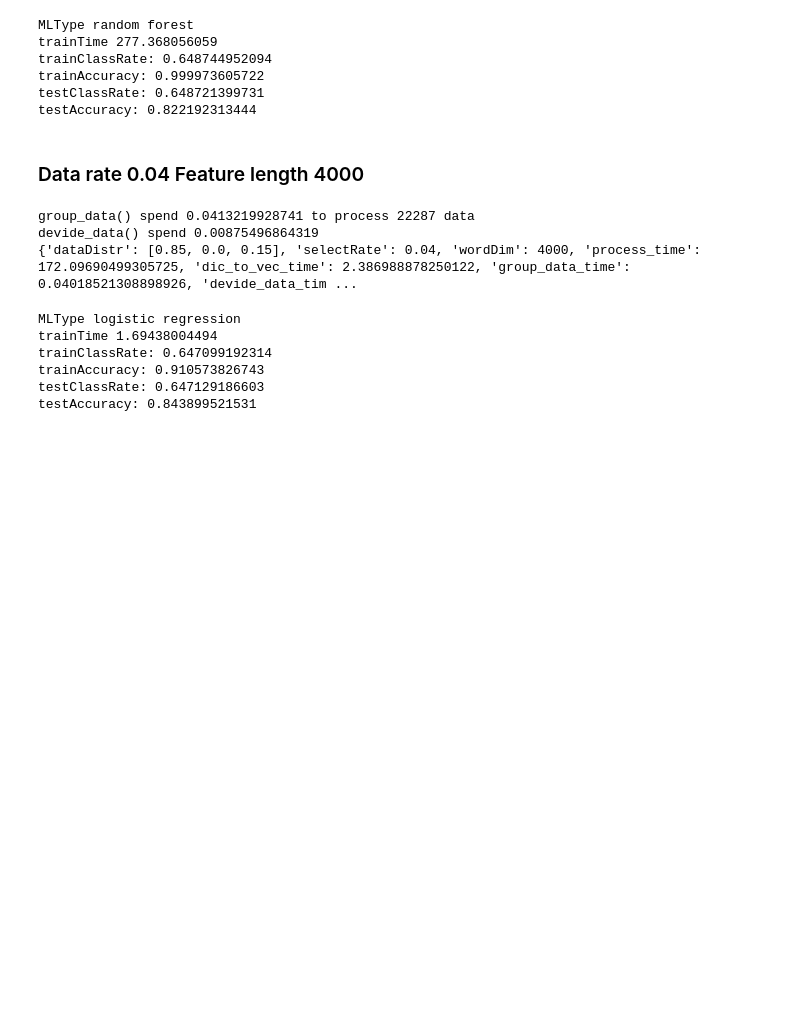
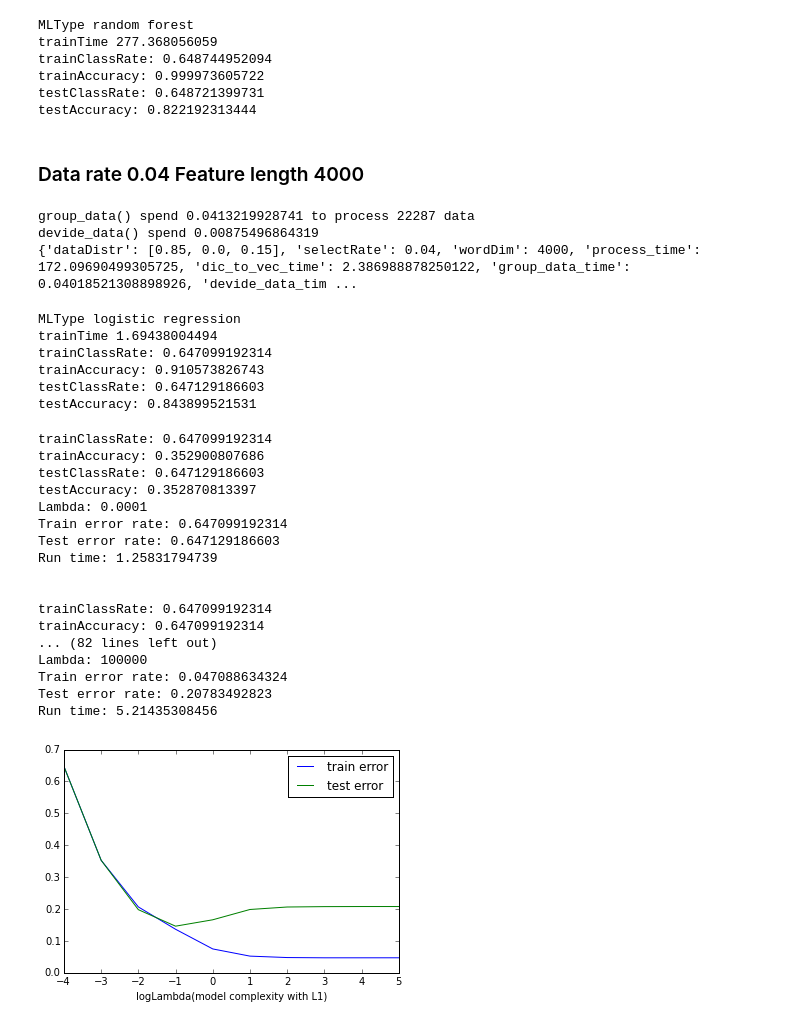
Before and after one commit to jz1584/MLProject, a Jupyter notebook: src/yelp.ipynb, the cells around one changed output. Drawn from its saved outputs; the diff is of its cells as text; code cells hidden in the pictures; blank space fills up the shorter version.

```diff
--- a/src/yelp.ipynb
+++ b/src/yelp.ipynb
@@ -252,3 +255,24 @@ trainClassRate: 0.647099192314
 trainAccuracy: 0.910573826743
 testClassRate: 0.647129186603
 testAccuracy: 0.843899521531
+# %%
+TestLogic_Reg(trainLs, testLs, rec, penalty='l1')
+# %% [output]
+trainClassRate: 0.647099192314
+trainAccuracy: 0.352900807686
+testClassRate: 0.647129186603
+testAccuracy: 0.352870813397
+Lambda: 0.0001
+Train error rate: 0.647099192314
+Test error rate: 0.647129186603
+Run time: 1.25831794739
+
+
+trainClassRate: 0.647099192314
+trainAccuracy: 0.647099192314
+... (82 lines left out)
+Lambda: 100000
+Train error rate: 0.047088634324
+Test error rate: 0.20783492823
+Run time: 5.21435308456
+[figure, added]
```
Also changed, not shown: parts of 1 cell of this notebook, 3 other files.
